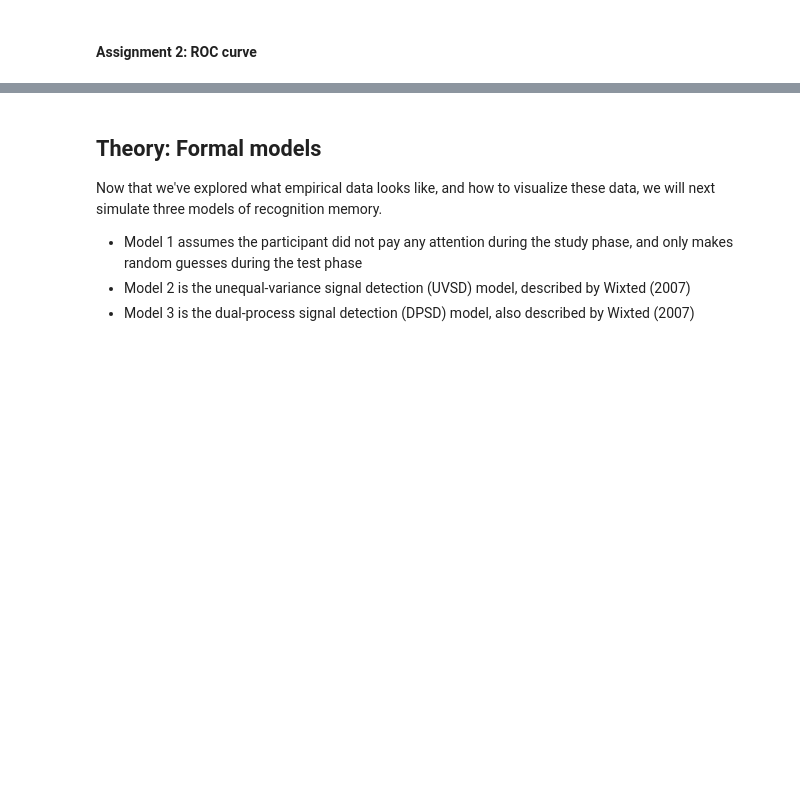
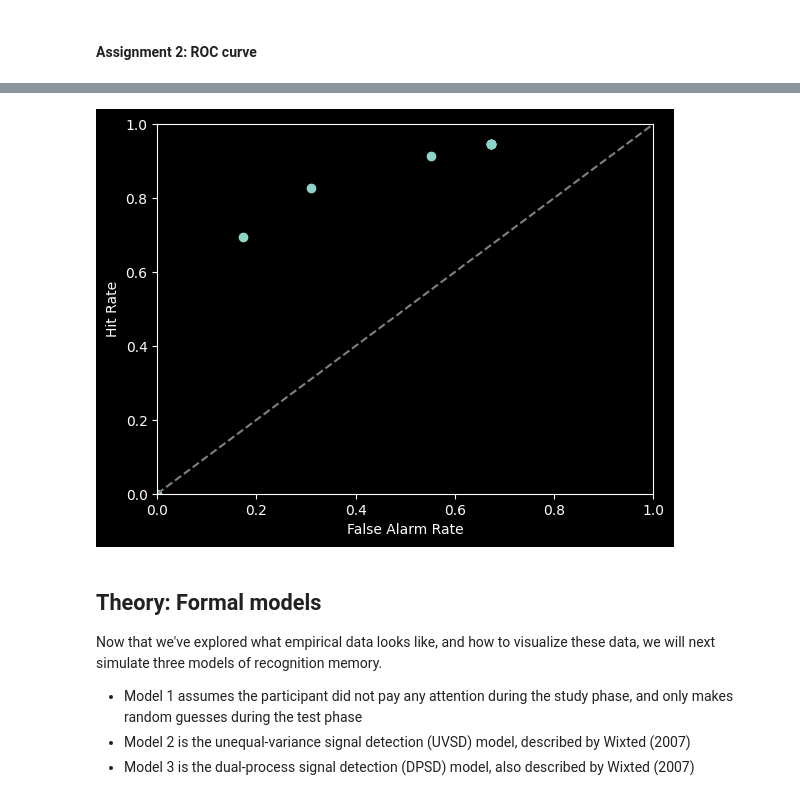
Before and after one commit to miavangellecum/cognition-and-computation, a Jupyter notebook: memory.ipynb, the cells around one changed output, grey strips where cells are left out. Saved outputs shown, nothing was run; the diff lists cells and outputs as text; code cells hidden in the pictures; blank space fills up the shorter version.

Commit message:
completed 1A and 1B ( the plots dont look exactly the same but it might jsut be cause of the data)

```diff
--- a/memory.ipynb
+++ b/memory.ipynb
@@ -55,3 +55,16 @@ data.head()
 Using `data`, first make a contingency table. Then, calculate the hit rate and false alarm rate.
 # %%
 ## your answer here
+contingency = pd.crosstab(data['target_or_distractor'], data['response'])
+
+hits = contingency.loc["target", "yes"]
+misses = contingency.loc["target", "no"]
+hit_rate = hits/(hits + misses)
+
+false_alarm = contingency.loc["distractor", "yes"]
+correct_rejections = contingency.loc["distractor", "no"]
+false_alarm_rate = false_alarm/(correct_rejections + false_alarm)
+
+print(f"hit rate :{hit_rate}")
+print(f"false alarm rate :{false_alarm_rate}")
+contingency.head()
@@ -94,6 +114,45 @@ The ROC curve then plots the hit rate on the y-axis against the false alarm rate
 </div>
 # %%
 ## your answer here
+def table_population(info):
+    table = np.zeros((8,2))
+
+    cumulative = pd.DataFrame()
+    counter = 1
+
+    for counter in range(1, 9):
+        new_rows = info[info["confidence"] == counter]
+        cumulative = pd.concat([cumulative, new_rows])
+
+        cumulative_contingency = pd.crosstab(cumulative['target_or_distractor'], cumulative['response'])
+
+        hits = cumulative_contingency.loc["target", "yes"]
+        total_targets = len(info[info["target_or_distractor"] == "target"])
+        hit_rate = hits/total_targets
+        table[counter-1][0] = hit_rate
+
+        false_alarm = cumulative_contingency.loc["distractor", "yes"]
+        total_lures = len(info[info["target_or_distractor"] == "distractor"])
+        false_alarm_rate = false_alarm/total_lures
+        table[counter-1][1] = false_alarm_rate
+
+        counter += 1
+    return table
+
+plot_table = table_population(data)
+
+xpoints = np.insert(plot_table[:, 1], 0, 0)
+ypoints = np.insert(plot_table[:, 0], 0, 0)
+
+plt.scatter(xpoints, ypoints, marker='o')
+plt.plot([0,1], [0,1], linestyle='--', color='gray')  # diagonal chance line
+plt.xlabel("False Alarm Rate")
+plt.ylabel("Hit Rate")
+plt.xlim(0,1)
+plt.ylim(0,1)
+plt.show()
+# %% [output]
+[figure, added]
 # %% [markdown]
 ## Theory: Formal models
 Now that we've explored what empirical data looks like, and how to visualize these data, we will next simulate three models of recognition memory.
```
Also changed, not shown: parts of 1 cell of this notebook.
